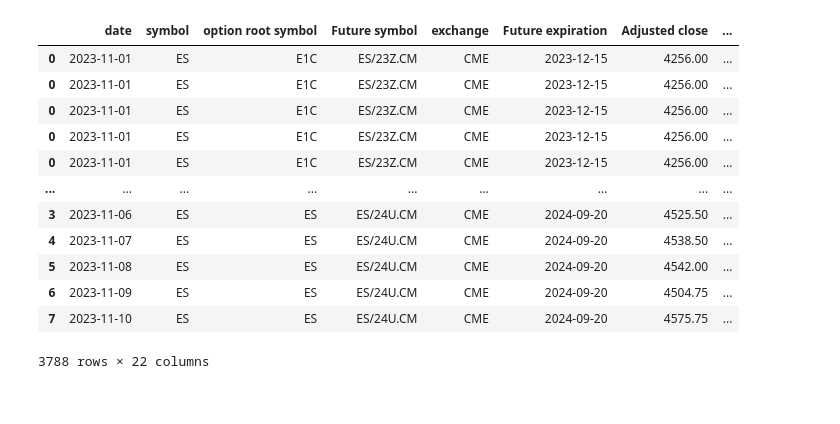
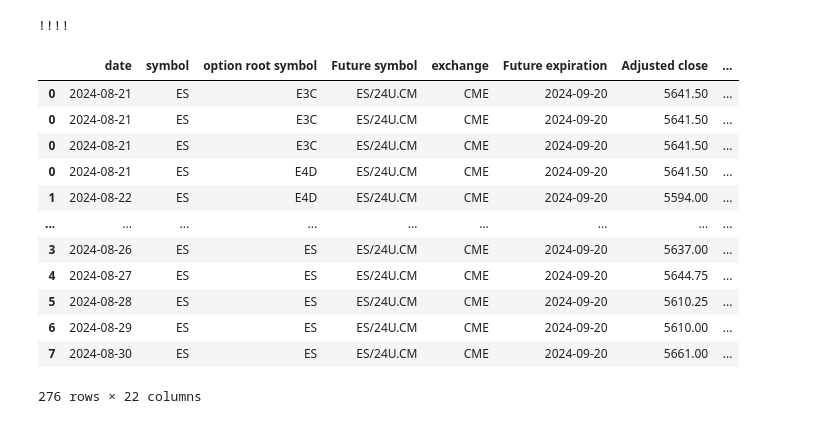
Before and after one commit to IVolatilityCom/workspace-retail, a Jupyter notebook: notebooks/Futures options data extracting.ipynb, the cells around one changed output. Drawn from its saved outputs; the diff is of its cells as text; code cells hidden in the pictures.

```diff
--- a/notebooks/Futures options data extracting.ipynb
+++ b/notebooks/Futures options data extracting.ipynb
@@ -19,48 +19,49 @@ geFutPriceData = ivol.setMethod('/futures/single-futures')
 finalFutData = pd.DataFrame()
 for futSymbol in futuresNeed['FutSymbol']:  # Corrected column name
     futPriceData = geFutPriceData(symbol=futSymbol, from_='2023-11-01', to='2023-11-10')
     finalFutData = pd.concat([finalFutData, futPriceData], axis=0)
 
 '''
 Creating a list of required futures (take from the previous example)
-with expiration dates between "2023-10-21" and "2024-10-21"
+with expiration dates between "2024-08-21" and "2024-10-21"
 '''
 
-myFutList = finalFutData['Future symbol'][(finalFutData['Future expiration'] > '2023-10-21') & (finalFutData['Future expiration'] < '2024-10-21')].unique()
+myFutList = finalFutData['Future symbol'][(finalFutData['Future expiration'] > '2024-08-21') & (finalFutData['Future expiration'] < '2024-10-21')].unique()
 
 futOptsList = pd.DataFrame()
 
 '''
-Suppose we need call options on ES futures also with expiration dates between "2023-10-21" and "2024-10-21",
-a strike range between 3800 and 3900 and on the date "2023-11-01"
+Suppose we need call options on ES futures also with expiration dates between "2024-08-21" and "2024-10-21",
+a strike range between 3800 and 3900 and on the date "2024-08-21"
 '''
 
 # The process of extracting option tickers based on chosen parameters
 getFutOptsData = ivol.setMethod('/futures/eod/option-series-on-date')
 for futSymbol in myFutList:
-  futOptsNeed = getFutOptsData(date='2023-11-01', futuresSymbol=futSymbol, expFrom='2023-10-21', expTo='2024-10-21', strikeFrom=3800, strikeTo=3900, callPut='C')
+  futOptsNeed = getFutOptsData(date='2024-08-01', futuresSymbol=futSymbol, expFrom='2024-08-21', expTo='2024-10-21', strikeFrom=3800, strikeTo=3900, callPut='C')
   futOptsList = pd.concat([futOptsList, futOptsNeed], axis=0)
 
 finalOptsCalcData = pd.DataFrame()
 
 # Getting futures options pricing data with implied volatilities and Greeks
 getFutOptsCalcData = ivol.setMethod('/futures/eod/single-future-option-rawiv')
 for futOptSymbol in futOptsList['opt_symbol']:
-  futOptsCalcData = getFutOptsCalcData(symbol=futOptSymbol, from_='2023-11-01', to='2023-11-10')
+  futOptsCalcData = getFutOptsCalcData(symbol=futOptSymbol, from_='2024-08-21', to='2024-09-01')
   finalOptsCalcData = pd.concat([finalOptsCalcData, futOptsCalcData], axis=0)
 
 finalOptsCalcData
 # %% [output]
+!!!!
 |  | date | symbol | option root symbol | Future symbol | exchange | Future expiration | Adjusted close | ... |
-| 0 | 2023-11-01 | ES | E1C | ES/23Z.CM | CME | 2023-12-15 | 4256.00 | ... |
-| 0 | 2023-11-01 | ES | E1C | ES/23Z.CM | CME | 2023-12-15 | 4256.00 | ... |
-| 0 | 2023-11-01 | ES | E1C | ES/23Z.CM | CME | 2023-12-15 | 4256.00 | ... |
-| 0 | 2023-11-01 | ES | E1C | ES/23Z.CM | CME | 2023-12-15 | 4256.00 | ... |
-| 0 | 2023-11-01 | ES | E1C | ES/23Z.CM | CME | 2023-12-15 | 4256.00 | ... |
+| 0 | 2024-08-21 | ES | E3C | ES/24U.CM | CME | 2024-09-20 | 5641.50 | ... |
+| 0 | 2024-08-21 | ES | E3C | ES/24U.CM | CME | 2024-09-20 | 5641.50 | ... |
+| 0 | 2024-08-21 | ES | E3C | ES/24U.CM | CME | 2024-09-20 | 5641.50 | ... |
+| 0 | 2024-08-21 | ES | E4D | ES/24U.CM | CME | 2024-09-20 | 5641.50 | ... |
+| 1 | 2024-08-22 | ES | E4D | ES/24U.CM | CME | 2024-09-20 | 5594.00 | ... |
 | ... | ... | ... | ... | ... | ... | ... | ... | ... |
-| 3 | 2023-11-06 | ES | ES | ES/24U.CM | CME | 2024-09-20 | 4525.50 | ... |
-| 4 | 2023-11-07 | ES | ES | ES/24U.CM | CME | 2024-09-20 | 4538.50 | ... |
-| 5 | 2023-11-08 | ES | ES | ES/24U.CM | CME | 2024-09-20 | 4542.00 | ... |
-| 6 | 2023-11-09 | ES | ES | ES/24U.CM | CME | 2024-09-20 | 4504.75 | ... |
-| 7 | 2023-11-10 | ES | ES | ES/24U.CM | CME | 2024-09-20 | 4575.75 | ... |
+| 3 | 2024-08-26 | ES | ES | ES/24U.CM | CME | 2024-09-20 | 5637.00 | ... |
+| 4 | 2024-08-27 | ES | ES | ES/24U.CM | CME | 2024-09-20 | 5644.75 | ... |
+| 5 | 2024-08-28 | ES | ES | ES/24U.CM | CME | 2024-09-20 | 5610.25 | ... |
+| 6 | 2024-08-29 | ES | ES | ES/24U.CM | CME | 2024-09-20 | 5610.00 | ... |
+| 7 | 2024-08-30 | ES | ES | ES/24U.CM | CME | 2024-09-20 | 5661.00 | ... |
-3788 rows × 22 columns
+276 rows × 22 columns
```
Also changed, not shown: 5 other files.
